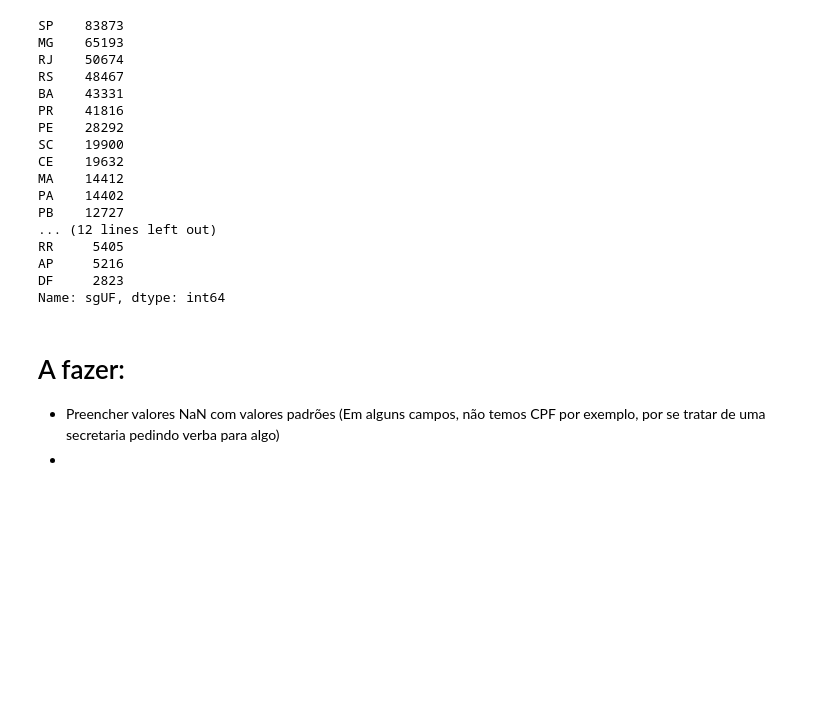
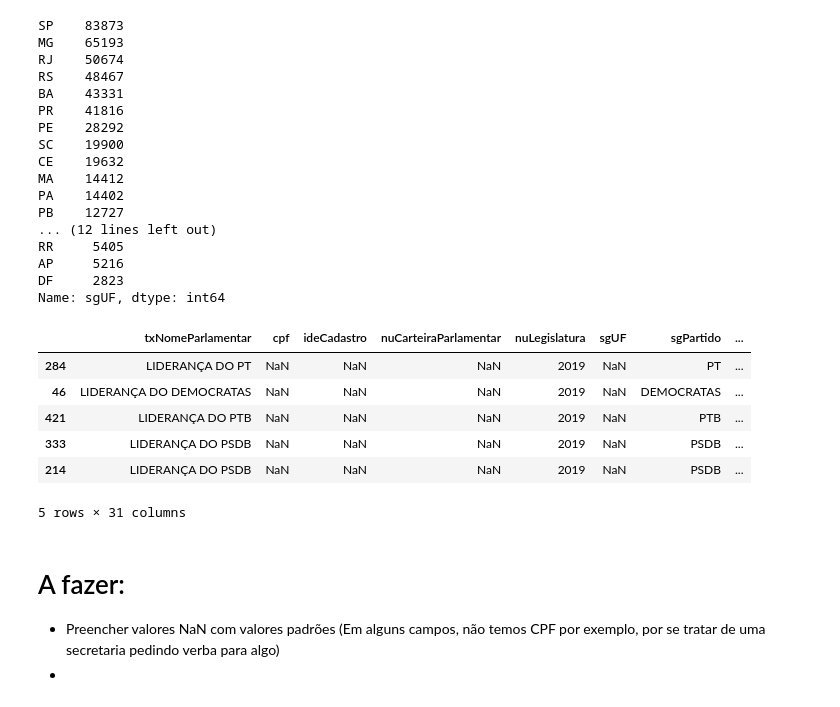
Before and after one commit to Sartorio12/Projeto_Modulo_5, a Jupyter notebook: notebook1.ipynb, the cells around one changed output. Drawn from its saved outputs; the diff is of its cells as text; code cells hidden in the pictures; blank space fills up the shorter version.

```diff
--- a/notebook1.ipynb
+++ b/notebook1.ipynb
@@ -423,24 +425,32 @@ DF     2823
 Name: sgUF, dtype: int64
 # %%
 #Atribuindo os paritdo correspondentes as despesas atribuídas apenas a lideranças
-valores['sgPartido'] = np.where(valores['txNomeParlamentar'] == "LIDERANÇA DO PSL", 'PSL', valores.sgPartido)
-valores['sgPartido'] = np.where(valores['txNomeParlamentar'] == "LIDERANÇA DO PT", 'PT', valores.sgPartido)
-valores['sgPartido'] = np.where(valores['txNomeParlamentar'] == "LIDERANÇA DO PTB", 'PTB', valores.sgPartido)
-valores['sgPartido'] = np.where(valores['txNomeParlamentar'] == "LIDERANÇA DO PSDB", 'PSDB', valores.sgPartido)
-valores['sgPartido'] = np.where(valores['txNomeParlamentar'] == "LIDERANÇA DO PODEMOS", 'PODEMOS', valores.sgPartido)
-valores['sgPartido'] = np.where(valores['txNomeParlamentar'] == "LIDERANÇA DO SOLIDARIEDADE", 'SOLIDARIEDADE', valores.sgPartido)
-valores['sgPartido'] = np.where(valores['txNomeParlamentar'] == "LIDERANÇA DO PSD", 'PSD', valores.sgPartido)
-valores['sgPartido'] = np.where(valores['txNomeParlamentar'] == "LIDERANÇA DO NOVO", 'NOVO', valores.sgPartido)
-valores['sgPartido'] = np.where(valores['txNomeParlamentar'] == "LIDERANÇA DO DEMOCRATAS", 'DEMOCRATAS', valores.sgPartido)
-valores['sgPartido'] = np.where(valores['txNomeParlamentar'] == "LIDERANÇA DO CIDADANIA", 'CIDADANIA', valores.sgPartido)
-valores['sgPartido'] = np.where(valores['txNomeParlamentar'] == "LIDERANÇA DO AVANTE", 'AVANTE', valores.sgPartido)
-valores['sgPartido'] = np.where(valores['txNomeParlamentar'] == "LIDERANÇA DO PDT", 'PDT', valores.sgPartido)
-valores['sgPartido'] = np.where(valores['txNomeParlamentar'] == "LIDERANÇA DO PSOL", 'PSOL', valores.sgPartido)
-valores['sgPartido'] = np.where(valores['txNomeParlamentar'] == "LIDERANÇA DO PROGRESSISTAS", 'PROGRESSISTAS', valores.sgPartido)
-valores['sgPartido'] = np.where(valores['txNomeParlamentar'] == "LIDERANÇA DO PARTIDO REPUBLICANO DA ORDEM SOCIAL", 'SOCIAL', valores.sgPartido)
+df_copia['sgPartido'] = np.where(df_copia['txNomeParlamentar'] == "LIDERANÇA DO PSL", 'PSL', df_copia.sgPartido)
+df_copia['sgPartido'] = np.where(df_copia['txNomeParlamentar'] == "LIDERANÇA DO PT", 'PT', df_copia.sgPartido)
+df_copia['sgPartido'] = np.where(df_copia['txNomeParlamentar'] == "LIDERANÇA DO PTB", 'PTB', df_copia.sgPartido)
+df_copia['sgPartido'] = np.where(df_copia['txNomeParlamentar'] == "LIDERANÇA DO PSDB", 'PSDB', df_copia.sgPartido)
+df_copia['sgPartido'] = np.where(df_copia['txNomeParlamentar'] == "LIDERANÇA DO PODEMOS", 'PODEMOS', df_copia.sgPartido)
+df_copia['sgPartido'] = np.where(df_copia['txNomeParlamentar'] == "LIDERANÇA DO SOLIDARIEDADE", 'SOLIDARIEDADE', df_copia.sgPartido)
+df_copia['sgPartido'] = np.where(df_copia['txNomeParlamentar'] == "LIDERANÇA DO PSD", 'PSD',df_copia.sgPartido)
+df_copia['sgPartido'] = np.where(df_copia['txNomeParlamentar'] == "LIDERANÇA DO NOVO", 'NOVO',df_copia.sgPartido)
+df_copia['sgPartido'] = np.where(df_copia['txNomeParlamentar'] == "LIDERANÇA DO DEMOCRATAS", 'DEMOCRATAS', df_copia.sgPartido)
+df_copia['sgPartido'] = np.where(df_copia['txNomeParlamentar'] == "LIDERANÇA DO CIDADANIA", 'CIDADANIA', df_copia.sgPartido)
+df_copia['sgPartido'] = np.where(df_copia['txNomeParlamentar'] == "LIDERANÇA DO AVANTE", 'AVANTE', df_copia.sgPartido)
+df_copia['sgPartido'] = np.where(df_copia['txNomeParlamentar'] == "LIDERANÇA DO PDT", 'PDT', df_copia.sgPartido)
+df_copia['sgPartido'] = np.where(df_copia['txNomeParlamentar'] == "LIDERANÇA DO PSOL", 'PSOL', df_copia.sgPartido)
+df_copia['sgPartido'] = np.where(df_copia['txNomeParlamentar'] == "LIDERANÇA DO PROGRESSISTAS", 'PROGRESSISTAS',df_copia.sgPartido)
+df_copia['sgPartido'] = np.where(df_copia['txNomeParlamentar'] == "LIDERANÇA DO PARTIDO REPUBLICANO DA ORDEM SOCIAL", 'SOCIAL', df_copia.sgPartido)
 # %%
 #Verificando o funcionamento da atribuição
-valores[valores['txNomeParlamentar'].str.match('LIDERANÇA')].sample(5)
+df_copia[df_copia['txNomeParlamentar'].str.match('LIDERANÇA')].sample(5)
+# %% [output]
+|  | txNomeParlamentar | cpf | ideCadastro | nuCarteiraParlamentar | nuLegislatura | sgUF | sgPartido | ... |
+| 284 | LIDERANÇA DO PT | NaN | NaN | NaN | 2019 | NaN | PT | ... |
+| 46 | LIDERANÇA DO DEMOCRATAS | NaN | NaN | NaN | 2019 | NaN | DEMOCRATAS | ... |
+| 421 | LIDERANÇA DO PTB | NaN | NaN | NaN | 2019 | NaN | PTB | ... |
+| 333 | LIDERANÇA DO PSDB | NaN | NaN | NaN | 2019 | NaN | PSDB | ... |
+| 214 | LIDERANÇA DO PSDB | NaN | NaN | NaN | 2019 | NaN | PSDB | ... |
+5 rows × 31 columns
 # %% [markdown]
 # A fazer:
 - Preencher valores NaN com valores padrões (Em alguns campos, não temos CPF por exemplo, por se tratar de uma secretaria pedindo verba para algo)
```
Also changed, not shown: parts of 2 cells of this notebook.
